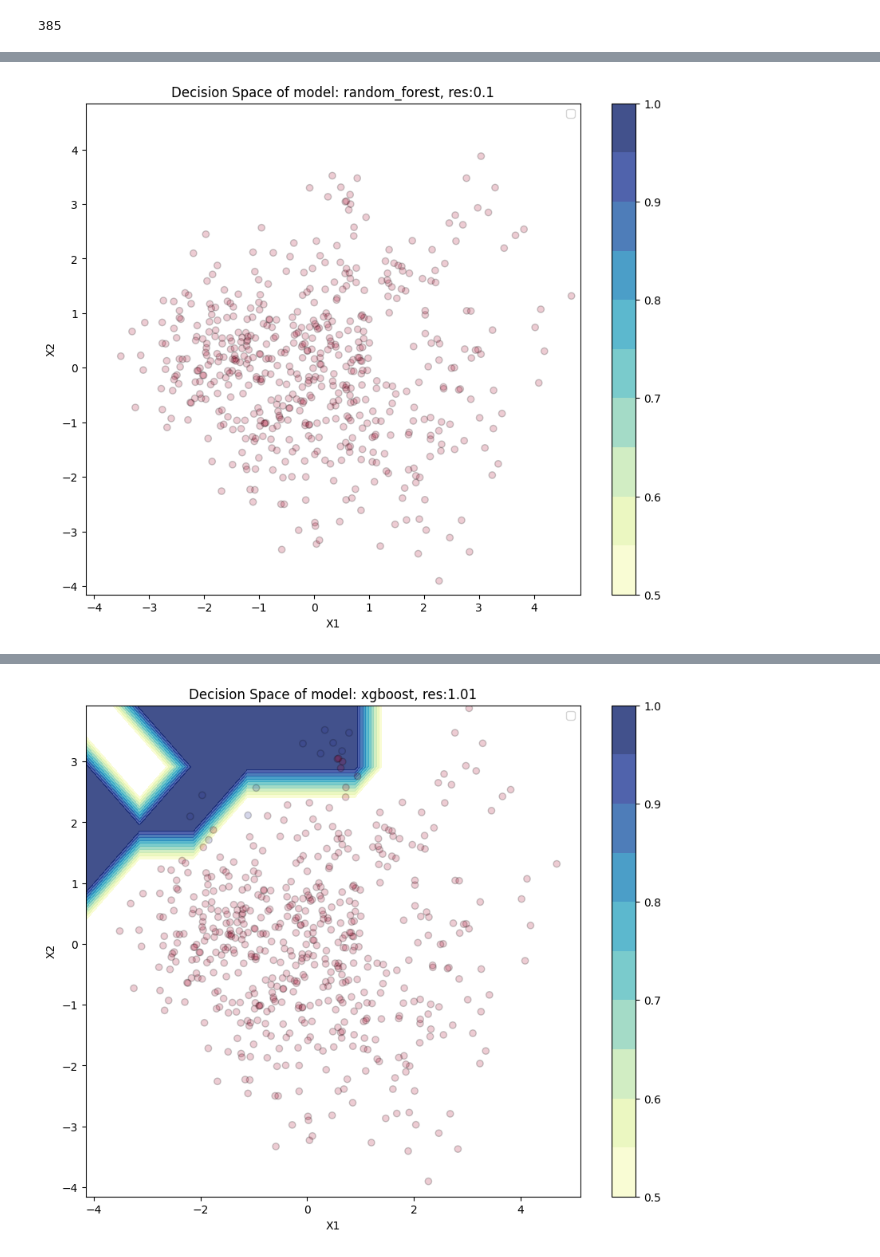
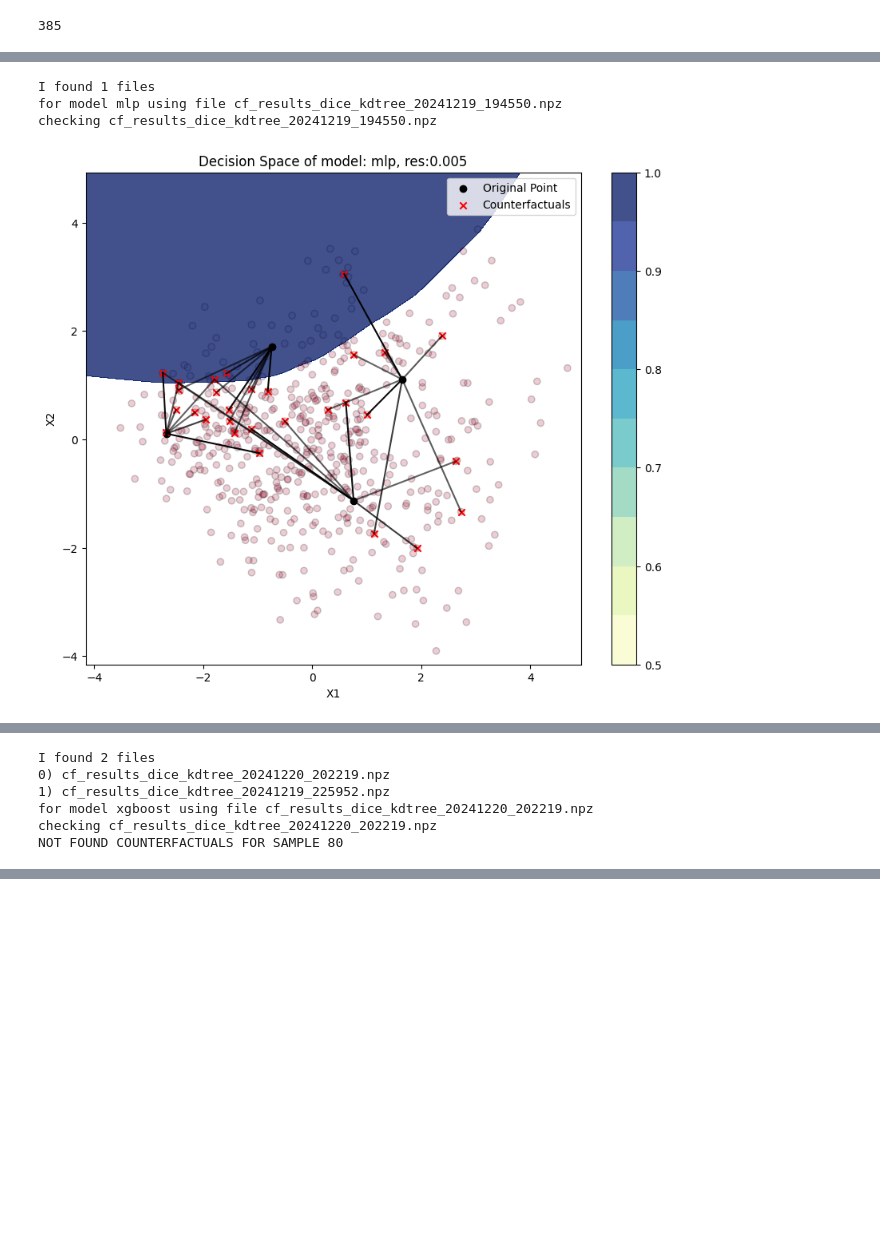
Before and after one commit to clarapunzi/SC-CE, a Jupyter notebook: check_distancies.ipynb, the cells around one changed output, grey strips where cells are left out. Saved outputs shown, nothing was run; the diff lists cells and outputs as text; code cells hidden in the pictures; blank space fills up the shorter version.

Commit message:
added nice but useless plot

```diff
--- a/check_distancies.ipynb
+++ b/check_distancies.ipynb
@@ -864,7 +903,7 @@ def plot_decision_space(my_model,model_name='',
     if len(model_name)>0:
         model_name = ": "+str(model_name)+ ", res:"+str(res)
     plt.title('Decision Space of model'+str(model_name))
-    plt.show()
+    return plt.gca()
 
 # the wrapper model takes as input the 2d points and returns the prediction of the model
 # as the models in the models dictionary takes as input the original space, the initial step of the wrapper model is the inverse of the RBM
@@ -880,10 +919,66 @@ for k in models.keys():
     ])
     wrapped_model.predict(mapped_X)
 
-    plot_decision_space(wrapped_model,model_name=k,
+    ax = plot_decision_space(wrapped_model,model_name=k,
                         X = X_train_2d,y = wrapped_model.predict(X_train_2d),
-                        res=1.01,draw_confidence=False)
-    plot_decision_space(wrapped_model,model_name=k,
-                        X = X_train_2d,y = wrapped_model.predict(X_train_2d),
-                        res=0.1,draw_confidence=False)
+                        res=.005,
+                        draw_confidence=False)
+
+    # select 10 random samples from the calibration set
+    # plot the samples and the counterfactuals in the 2d space
+    # for each sample plot a line that connects it with its counterfactuals
+    # the line is colored by the distance of the counterfactuals
+    cfs = load_cf(k)
+    choosen_samples_ = np.random.choice(range(cfs["cfs"].shape[0]),4)
+
+
+    for i in choosen_samples_:
+        ## let's see the output for the original instance
+        ## and check if the model is predicting the class (even to check what true_class is)
+        ## then we can check the counterfactuals and see if the model is predicting the opposite class
+        ## and if it aligns with the "target" attribute of the counterfactuals
+        original_instance = cfs["cfs"][i]["original_instance"].values
+        original_class = cfs["cfs"][i]["true_class"]
+        true_cf = cfs["cfs"][i]["counterfactuals"].target.values
+        pred = models[k].predict(original_instance)
+        pred_prob = models[k].predict_proba(original_instance)[0]
+        correct = original_class == pred
+
+        good_cfs = cfs["cfs"][i]["counterfactuals"].values[:,:-1]
+        good_cfs = good_cfs[true_cf != pred]
+        true_cf = true_cf[true_cf != pred]
+        if len (good_cfs) == 0:
+            print("NOT FOUND COUNTERFACTUALS FOR SAMPLE",i)
+            continue
+
+        # plot the tranformed original point
+
+        original_point = mapper_.transform(original_instance)[0]
+        ax.scatter(original_point[0],original_point[1],color="black",marker="o")
+        # plot the counterfactuals
+
+        widths = all_stats[k]["distances"]["l2"]["mean"]
+        widths = np.array(widths)
+        widths = widths[widths != np.inf]
+        widths = (widths-widths.min())/(widths.max()-widths.min())
+        widths = (widths*0.5)+0.5
+        for j in range(len(good_cfs)):
+            cf = good_cfs[j]
+            cf_point = mapper_.transform(cf.reshape(1,-1))[0]
+            # plot the line connecting the two points
+            # the width is proportional to the distance in the original space
+            # the distance is the l2 norm
+
+            ax.plot([original_point[0],cf_point[0]],[original_point[1],cf_point[1]],alpha=widths[j],color="black")
+            # plot the point
+            ax.scatter(cf_point[0],cf_point[1],color="red",marker="x")
+
+        # get the x and y limits
+    xlims = ax.get_xlim()
+    ylims = ax.get_ylim()
+    # plot a single point for the legend
+    ax.scatter([],[],color="black",marker="o",label="Original Point")
+    ax.scatter([],[],color="red",marker="x",label="Counterfactuals")
+    plt.legend()
+    plt.show()
 # %% [output]
@@ -893 +991,4 @@ for k in models.keys():
+I found 1 files
+for model mlp using file cf_results_dice_kdtree_20241219_194550.npz
+checking cf_results_dice_kdtree_20241219_194550.npz
-[figure, old version]
+[figure, new version]
@@ -894,0 +996,6 @@ for k in models.keys():
+I found 2 files
+0) cf_results_dice_kdtree_20241220_202219.npz
+1) cf_results_dice_kdtree_20241219_225952.npz
+for model xgboost using file cf_results_dice_kdtree_20241220_202219.npz
+checking cf_results_dice_kdtree_20241220_202219.npz
+NOT FOUND COUNTERFACTUALS FOR SAMPLE 80
@@ -899 +1007,0 @@ for k in models.keys():
-[figure, removed]
```
Also changed, not shown: parts of 3 cells of this notebook.
